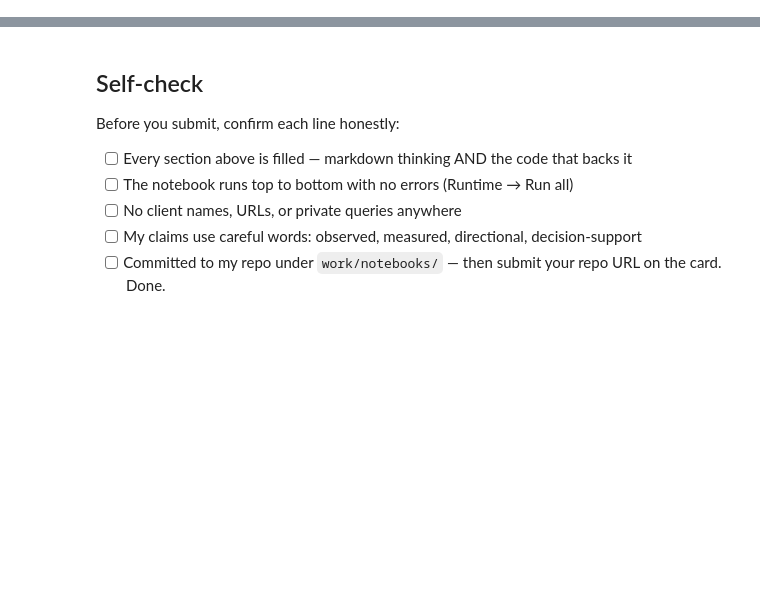
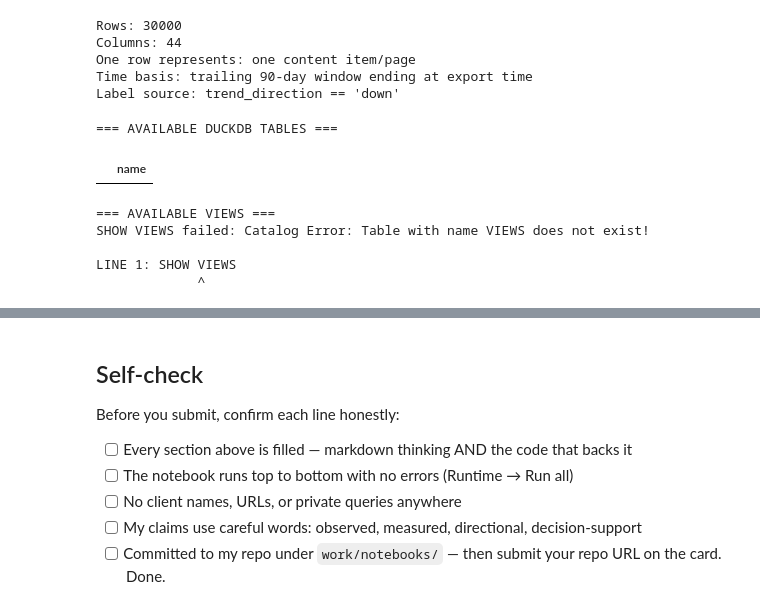
Before and after one commit to PARIJAAT-13/Flyrank-A.I, a Jupyter notebook: work/notebooks/w03_data_contract.ipynb, the cells around one changed output, grey strips where cells are left out. Saved outputs shown, nothing was run; the diff lists cells and outputs as text; code cells hidden in the pictures; blank space fills up the shorter version.

```diff
--- a/work/notebooks/w03_data_contract.ipynb
+++ b/work/notebooks/w03_data_contract.ipynb
@@ -36,0 +19,47 @@ This skeleton is yours to fill. Work the sections **in order** — each one has
+# %%
+import pandas as pd
+from pathlib import Path
+
+repo_root = Path("/content/Flyrank-A.I")
+data_path = repo_root / "data/raw/content_refresh_anonymized.csv"
+
+if not data_path.exists():
+    !git clone https://github.com/PARIJAAT-13/Flyrank-A.I.git /content/Flyrank-A.I
+    repo_root = Path("/content/Flyrank-A.I")
+    data_path = repo_root / "data/raw/content_refresh_anonymized.csv"
+
+df = pd.read_csv(data_path)
+
+print("Rows:", len(df))
+print("Columns:", len(df.columns))
+print("One row represents: one content item/page")
+print("Time basis: trailing 90-day window ending at export time")
+print("Label source: trend_direction == 'down'")
+# %% [output]
+Rows: 30000
+Columns: 44
+One row represents: one content item/page
+Time basis: trailing 90-day window ending at export time
+Label source: trend_direction == 'down'
+# %%
+print("=== AVAILABLE DUCKDB TABLES ===")
+
+try:
+    display(con.execute("SHOW TABLES").df())
+except Exception as e:
+    print("SHOW TABLES failed:", e)
+
+print("\n=== AVAILABLE VIEWS ===")
+
+try:
+    display(con.execute("SHOW VIEWS").df())
+except Exception as e:
+    print("SHOW VIEWS failed:", e)
+# %% [output]
+=== AVAILABLE DUCKDB TABLES ===
+|  | name |
+=== AVAILABLE VIEWS ===
+SHOW VIEWS failed: Catalog Error: Table with name VIEWS does not exist!
+
+LINE 1: SHOW VIEWS
+             ^
```
Also changed, not shown: parts of 17 cells of this notebook.
